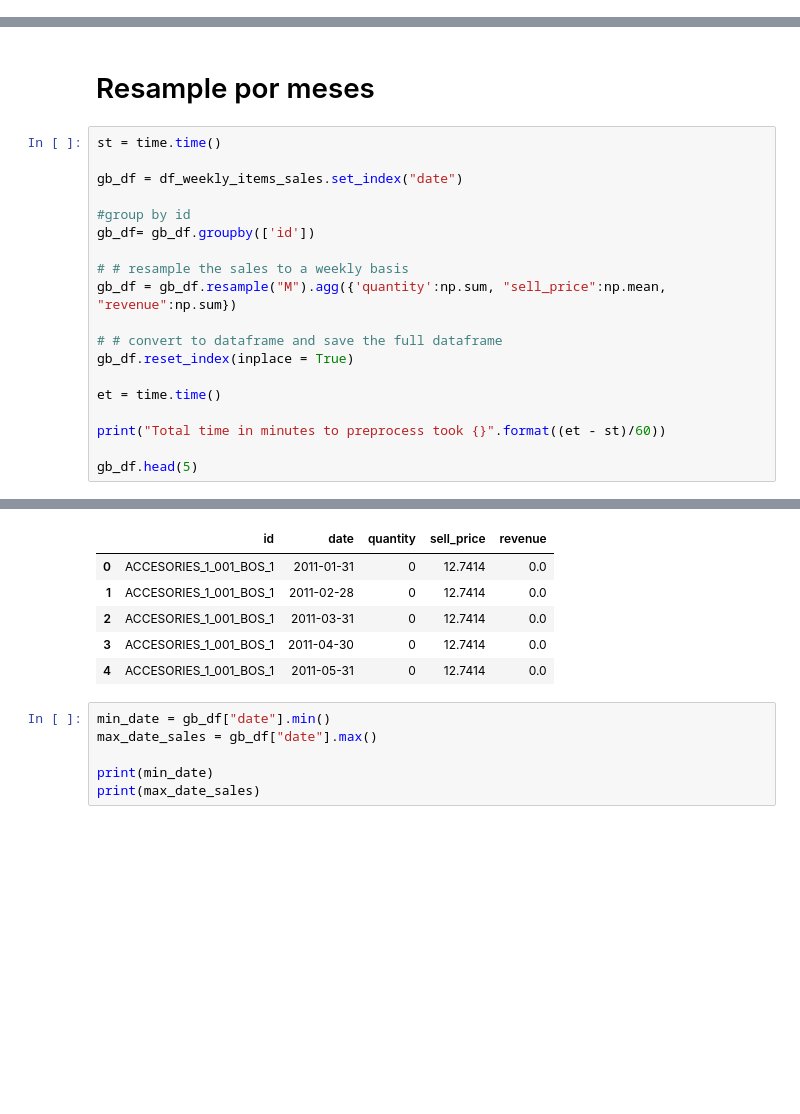
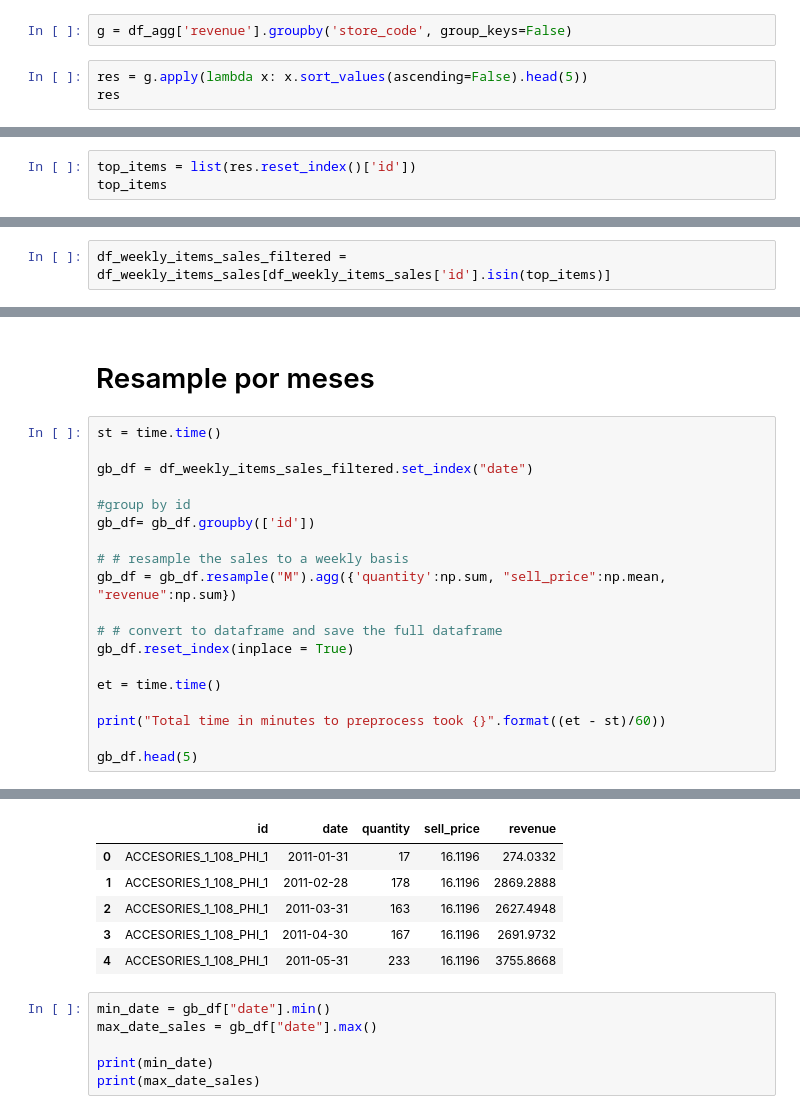
Before and after one commit to juanpazmino/DSMarket, a Jupyter notebook: timeseries.ipynb, the cells around one changed output, grey strips where cells are left out. Drawn from its saved outputs; the diff is of its cells as text; blank space fills up the shorter version.

```diff
--- a/timeseries.ipynb
+++ b/timeseries.ipynb
@@ -76,0 +84,5 @@ df_weekly_items_sales["revenue"] = df_weekly_items_sales["quantity"] * df_weekly
+# %%
+g = df_agg['revenue'].groupby('store_code', group_keys=False)
+# %%
+res = g.apply(lambda x: x.sort_values(ascending=False).head(5))
+res
@@ -76,0 +111,3 @@ df_weekly_items_sales["revenue"] = df_weekly_items_sales["quantity"] * df_weekly
+# %%
+top_items = list(res.reset_index()['id'])
+top_items
@@ -76,0 +132,2 @@ df_weekly_items_sales["revenue"] = df_weekly_items_sales["quantity"] * df_weekly
+# %%
+df_weekly_items_sales_filtered = df_weekly_items_sales[df_weekly_items_sales['id'].isin(top_items)]
@@ -79,7 +152,7 @@ df_weekly_items_sales["revenue"] = df_weekly_items_sales["quantity"] * df_weekly
 # %%
 st = time.time()
 
-gb_df = df_weekly_items_sales.set_index("date")
+gb_df = df_weekly_items_sales_filtered.set_index("date")
 
 #group by id
 gb_df= gb_df.groupby(['id'])
@@ -100,9 +173,9 @@ Total time in minutes to preprocess took 4.200923399130503
 |  | id | date | quantity | sell_price | revenue |
-| 0 | ACCESORIES_1_001_BOS_1 | 2011-01-31 | 0 | 12.7414 | 0.0 |
-| 1 | ACCESORIES_1_001_BOS_1 | 2011-02-28 | 0 | 12.7414 | 0.0 |
-| 2 | ACCESORIES_1_001_BOS_1 | 2011-03-31 | 0 | 12.7414 | 0.0 |
-| 3 | ACCESORIES_1_001_BOS_1 | 2011-04-30 | 0 | 12.7414 | 0.0 |
-| 4 | ACCESORIES_1_001_BOS_1 | 2011-05-31 | 0 | 12.7414 | 0.0 |
+| 0 | ACCESORIES_1_108_PHI_1 | 2011-01-31 | 17 | 16.1196 | 274.0332 |
+| 1 | ACCESORIES_1_108_PHI_1 | 2011-02-28 | 178 | 16.1196 | 2869.2888 |
+| 2 | ACCESORIES_1_108_PHI_1 | 2011-03-31 | 163 | 16.1196 | 2627.4948 |
+| 3 | ACCESORIES_1_108_PHI_1 | 2011-04-30 | 167 | 16.1196 | 2691.9732 |
+| 4 | ACCESORIES_1_108_PHI_1 | 2011-05-31 | 233 | 16.1196 | 3755.8668 |
 # %%
 min_date = gb_df["date"].min()
 max_date_sales = gb_df["date"].max()
```
Also changed, not shown: parts of 44 cells of this notebook, 3 other files.
